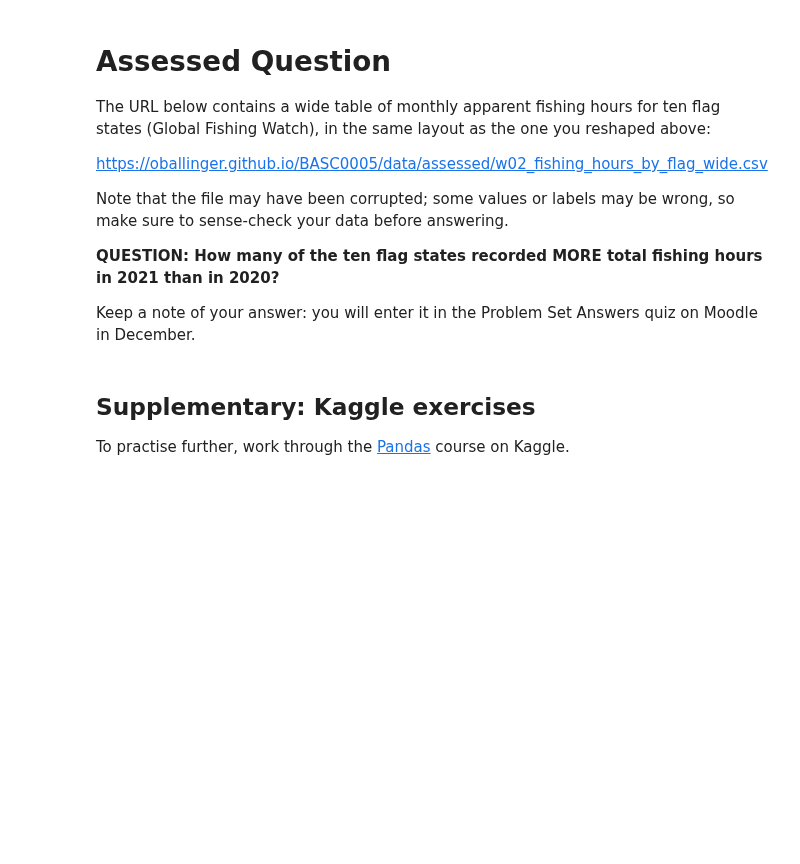
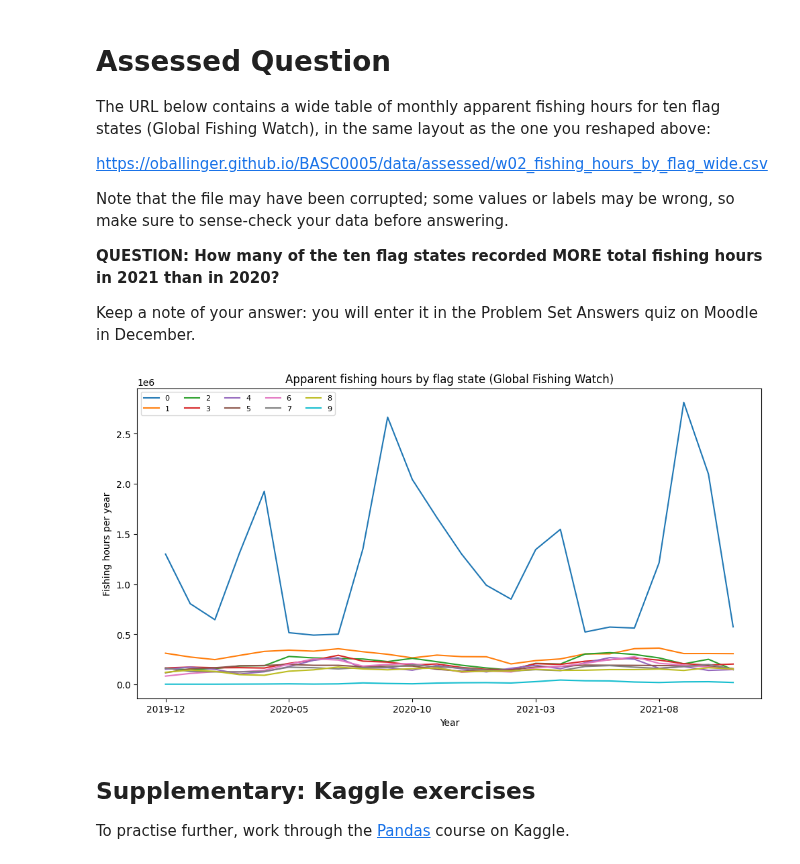
Before and after one commit to aaliyamckee/QM2, a Jupyter notebook: Aaliya_W02_Pandas.ipynb, the cells around one changed output. Saved outputs shown, nothing was run; the diff lists cells and outputs as text; code cells hidden in the pictures; blank space fills up the shorter version.

```diff
--- a/Aaliya_W02_Pandas.ipynb
+++ b/Aaliya_W02_Pandas.ipynb
@@ -381,3 +439,31 @@ Keep a note of your answer: you will enter it in the Problem Set Answers quiz on
+# %%
+fishing = pd.read_csv("https://oballinger.github.io/BASC0005/data/assessed/w02_fishing_hours_by_flag_wide.csv")
+subset = fishing.iloc[:,36:60]
+subset = subset.apply(lambda c: pd.to_numeric(c.astype(str).str.replace(",", "", regex=False), errors="coerce"))
+
+#melting the data :)
+
+fishing = fishing.melt(id_vars="flag", var_name="month", value_name="fishing_hours")
+fishing["month"] = pd.to_datetime(fishing["month"])
+
+#then turning the monthly data into just by year? i fear this failed broalicious
+
+annual = fishing.groupby(["flag", fishing["month"].dt.year])["fishing_hours"].sum().unstack()
+annual
+
+subset.T.plot(figsize=(12,6))
+plt.title("Apparent fishing hours by flag state (Global Fishing Watch)")
+plt.xlabel("Year")
+plt.ylabel("Fishing hours per year")
+plt.legend(ncol=5, fontsize=8)
+plt.show()
+
+
+
+#okay but is Vietnam the error? tbd? askj it seems okay for 2020 and 2021 so do I exclude it or not.
+#it appears as those the row for Vietnam has been corrupted (at least for the earlier years) as there are months where there is no value, there are 0 fishing hours or very low numbers which make no sense.
+# %% [output]
+[figure, added]
 # %% [markdown]
 ## Supplementary: Kaggle exercises
 
```
Also changed, not shown: parts of 7 cells of this notebook.
